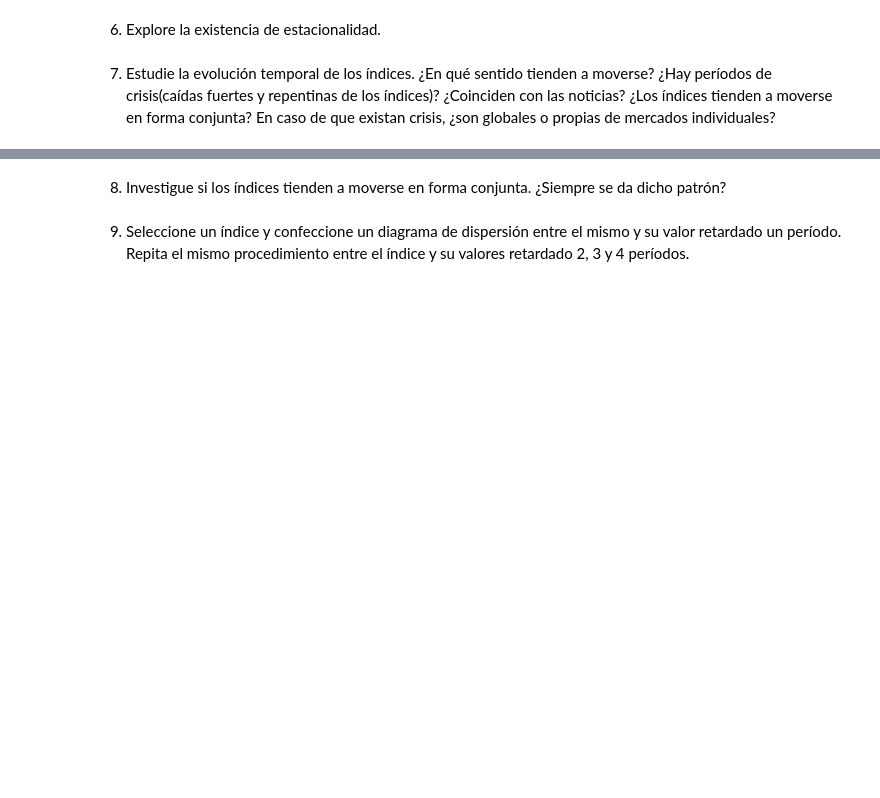
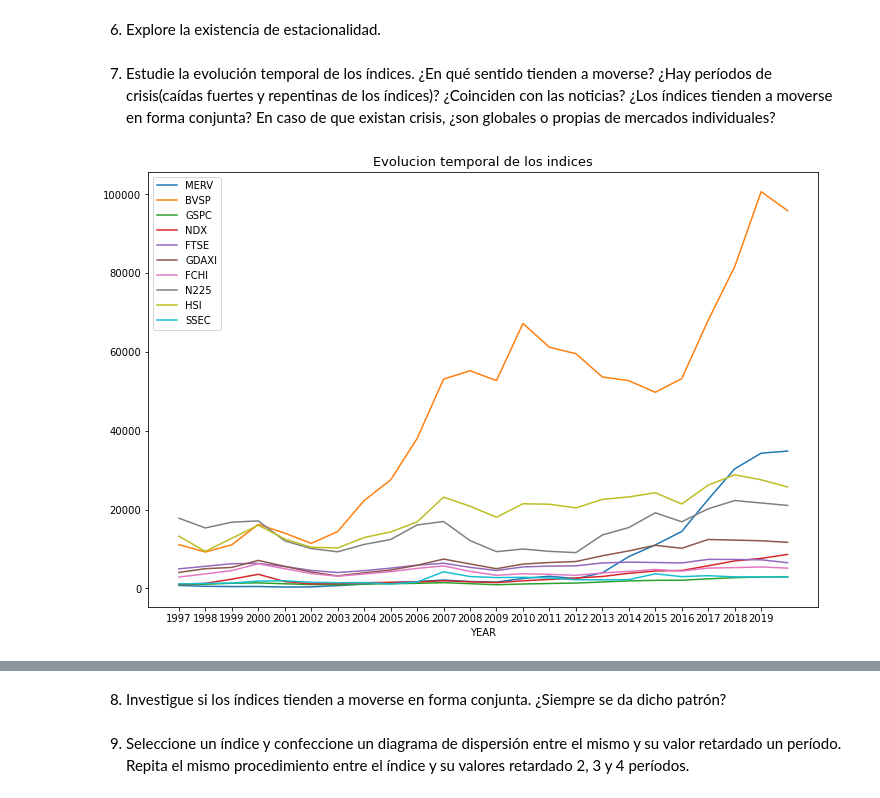
Before and after one commit to Martin317/mentoria-prediccion-indices-financieros, a Jupyter notebook: TP1AnalisisYVisualizacion.ipynb, the cells around one changed output, grey strips where cells are left out. Cells and saved outputs as stored; diff of their text form; code cells hidden in the pictures; blank space fills up the shorter version.

```diff
--- a/TP1AnalisisYVisualizacion.ipynb
+++ b/TP1AnalisisYVisualizacion.ipynb
@@ -291,0 +290,12 @@ DIBUJAR UN LINEPLOT DONDE PODAMOS VER TODOS LOS INDICES JUNTOS EN EL MISMO GRAFI
+# %%
+selected_indexes = ["MERV", "BVSP", "GSPC", "NDX", "FTSE", "GDAXI", "FCHI", "N225", "HSI", "SSEC", "YEAR"]
+data = df[selected_indexes]
+new_data = data.groupby(["YEAR"]).mean()
+plt.figure(figsize=(12,8))
+ax = seaborn.lineplot(data=new_data, hue= ["MERV", "BVSP", "GSPC", "NDX", "FTSE", "GDAXI", "FCHI", "N225", "HSI", "SSEC"], dashes=False)
+#seaborn.despine()
+ax.set_xticks(np.arange(data["YEAR"].min(), data["YEAR"].max(), step=1))
+plt.title("Evolucion temporal de los indices", fontdict={'fontsize': 13})
+plt.show()
+# %% [output]
+[figure, added]
```
Also changed, not shown: parts of 2 cells of this notebook.
